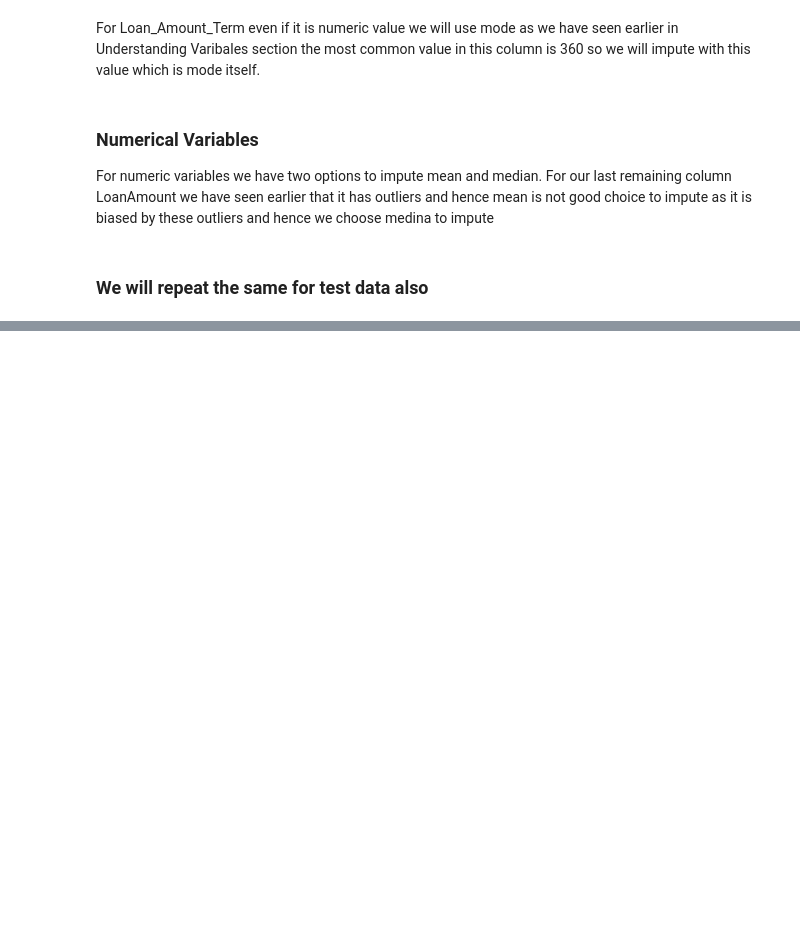
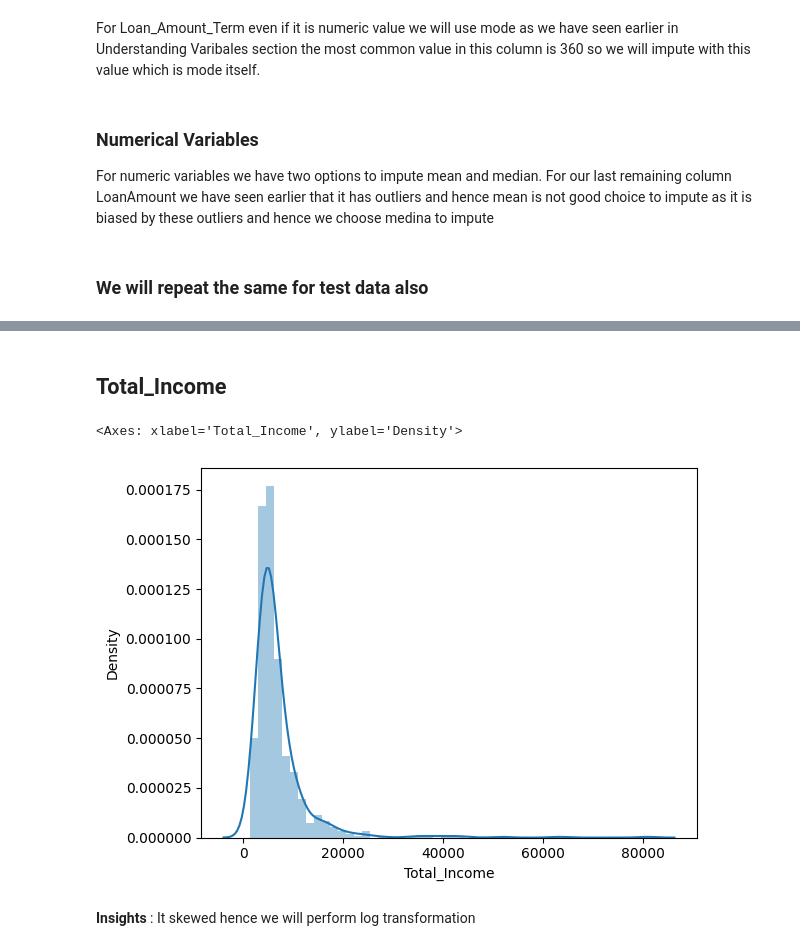
Before and after one commit to aniket15031998/Loan-Prediction-Practice-Problem-Using-Python-, a Jupyter notebook: Loan_Prediction_Problemipynb.ipynb, the cells around one changed output, grey strips where cells are left out. Drawn from its saved outputs; the diff is of its cells as text; code cells hidden in the pictures; blank space fills up the shorter version.

```diff
--- a/Loan_Prediction_Problemipynb.ipynb
+++ b/Loan_Prediction_Problemipynb.ipynb
@@ -762,0 +830,3 @@ test_copy['LoanAmount'].fillna(test_copy['LoanAmount'].median(),inplace=True)
+# %%
+train_copy=train_copy.drop(['Loan_ID'],axis=1)
+test_copy=test_copy.drop(['Loan_ID'],axis=1)
@@ -762,0 +838,4 @@ test_copy['LoanAmount'].fillna(test_copy['LoanAmount'].median(),inplace=True)
+# %%
+X=pd.get_dummies(X)
+train_copy=pd.get_dummies(train_copy)
+test_copy=pd.get_dummies(test_copy)
@@ -762,0 +940,12 @@ test_copy['LoanAmount'].fillna(test_copy['LoanAmount'].median(),inplace=True)
+# %% [markdown]
+## **Total_Income**
+# %%
+train_copy['Total_Income']=train_copy['ApplicantIncome']+train_copy['CoapplicantIncome']
+test_copy['Total_Income']=test_copy['ApplicantIncome']+test_copy['CoapplicantIncome']
+# %%
+sns.distplot(train_copy['Total_Income'])
+# %% [output]
+<Axes: xlabel='Total_Income', ylabel='Density'>
+[figure, added]
+# %% [markdown]
+**Insights** : It skewed hence we will perform log transformation
```
Also changed, not shown: parts of 47 cells of this notebook.
